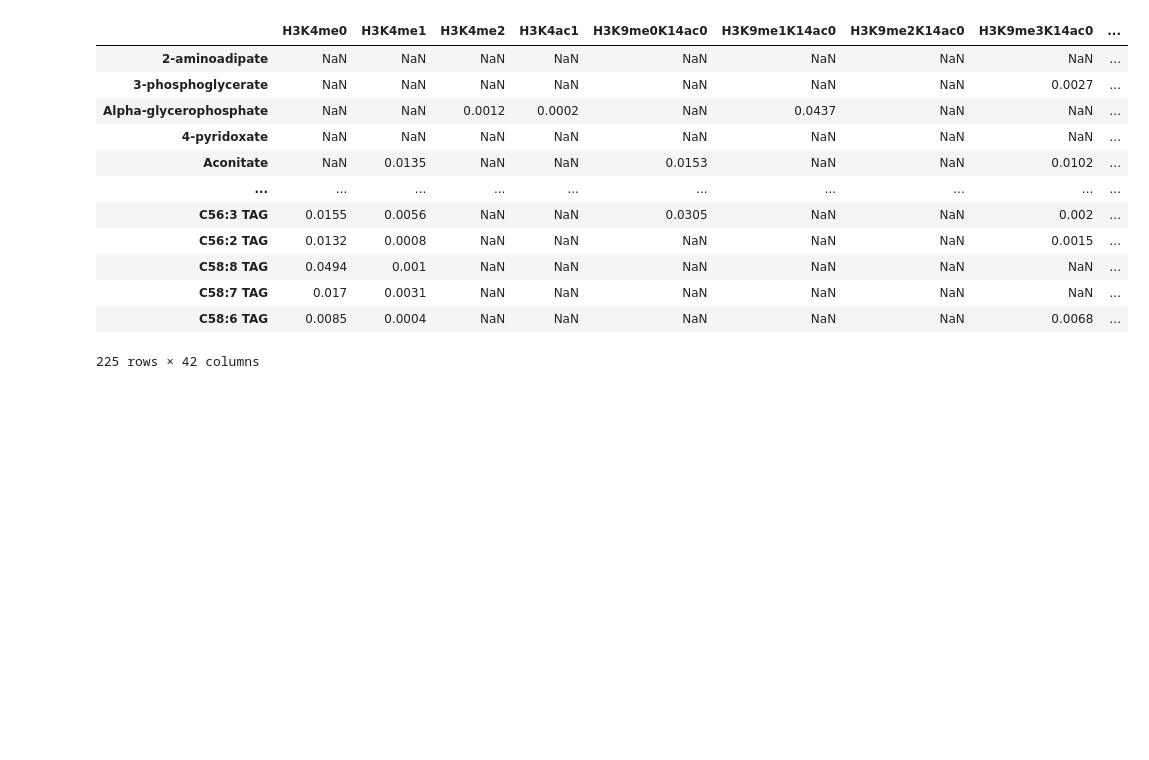
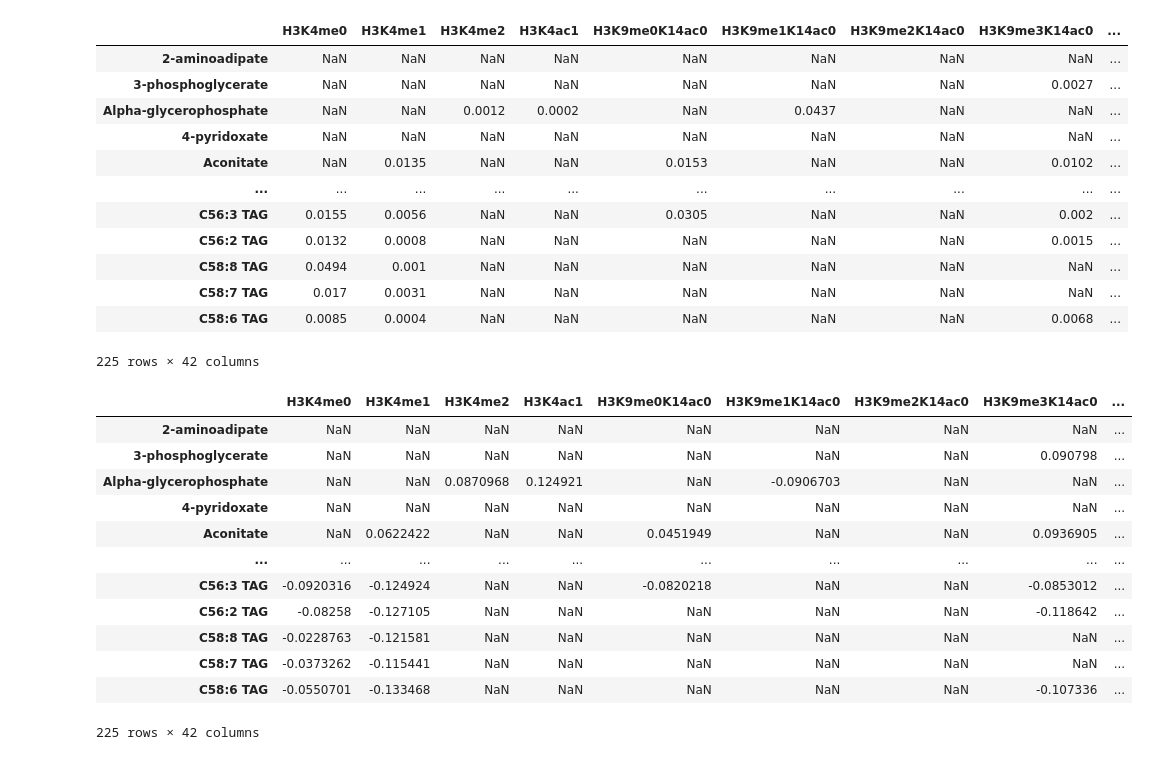
Before and after one commit to sriram-lab/egem, a Jupyter notebook: src/python/EDA/MET2GCP_CORR.ipynb, the cells around one changed output. Drawn from its saved outputs; the diff is of its cells as text; code cells hidden in the pictures; blank space fills up the shorter version.

Commit message:
add new function generate_corrtable that return correlations with p-values <=0.05

```diff
--- a/src/python/EDA/MET2GCP_CORR.ipynb
+++ b/src/python/EDA/MET2GCP_CORR.ipynb
@@ -186,3 +186,50 @@ calculate_pvalues(merge_tb,metabolites,histone_markers)
 | C58:7 TAG | 0.017 | 0.0031 | NaN | NaN | NaN | NaN | NaN | NaN | ... |
 | C58:6 TAG | 0.0085 | 0.0004 | NaN | NaN | NaN | NaN | NaN | 0.0068 | ... |
 225 rows × 42 columns
+# %%
+def generate_corrtable(df,mt,hm,corr):
+    """
+    :param df: A pandas dataframe containing the merged table of "CCLE metabolomics dataset" and "GCP_proteomics_remapped". Rows correspond to X, Columns correspond to Y.
+    :param mt: A pandas dataframe containing just the metabolites portion of the merged table.
+    :param hm: A pandas dataframe containing just the histone markers portion of the mergerd table.
+    :param corr: A pandas dataframe containing previous generated correlation value between metabolites and histone markers.
+    :return new_corr: A pandas dataframe containg correlation that has p-values <= 0.05
+
+    """
+    df = df.dropna()._get_numeric_data()
+    dfcols = pd.DataFrame(columns=df.columns)
+    pvalues = dfcols.transpose().join(dfcols, how='outer')
+    df_mt = mt.dropna()._get_numeric_data()
+    df_hm = hm.dropna()._get_numeric_data()
+    df_mtcols = pd.DataFrame(columns=df_mt.columns)
+    df_hmcols = pd.DataFrame(columns=df_hm.columns)
+    newpvalues = df_mtcols.transpose().join(df_hmcols, how='outer')
+    new_corr = df_mtcols.transpose().join(df_hmcols, how='outer')
+    for r in (df.columns):
+        for c in (df.columns):
+            pvalues[r][c] = round(pearsonr(df[r], df[c])[1],4)
+    for r in (df_mt.columns):
+        for c in (df_hm.columns):
+            if pvalues[r][c] <= 0.05:
+                newpvalues[c][r] = pvalues[r][c]
+    for r in (df_mt.columns):
+        for c in (df_hm.columns):
+            if np.isnan(newpvalues[c][r]) == False:
+                new_corr[c][r] = corr[c][r]
+    return new_corr
+    new_corr.to_csv('new_corr.csv')
+generate_corrtable(merge_tb,metabolites, histone_markers, corr)
+# %% [output]
+|  | H3K4me0 | H3K4me1 | H3K4me2 | H3K4ac1 | H3K9me0K14ac0 | H3K9me1K14ac0 | H3K9me2K14ac0 | H3K9me3K14ac0 | ... |
+| 2-aminoadipate | NaN | NaN | NaN | NaN | NaN | NaN | NaN | NaN | ... |
+| 3-phosphoglycerate | NaN | NaN | NaN | NaN | NaN | NaN | NaN | 0.090798 | ... |
+| Alpha-glycerophosphate | NaN | NaN | 0.0870968 | 0.124921 | NaN | -0.0906703 | NaN | NaN | ... |
+| 4-pyridoxate | NaN | NaN | NaN | NaN | NaN | NaN | NaN | NaN | ... |
+| Aconitate | NaN | 0.0622422 | NaN | NaN | 0.0451949 | NaN | NaN | 0.0936905 | ... |
+| ... | ... | ... | ... | ... | ... | ... | ... | ... | ... |
+| C56:3 TAG | -0.0920316 | -0.124924 | NaN | NaN | -0.0820218 | NaN | NaN | -0.0853012 | ... |
+| C56:2 TAG | -0.08258 | -0.127105 | NaN | NaN | NaN | NaN | NaN | -0.118642 | ... |
+| C58:8 TAG | -0.0228763 | -0.121581 | NaN | NaN | NaN | NaN | NaN | NaN | ... |
+| C58:7 TAG | -0.0373262 | -0.115441 | NaN | NaN | NaN | NaN | NaN | NaN | ... |
+| C58:6 TAG | -0.0550701 | -0.133468 | NaN | NaN | NaN | NaN | NaN | -0.107336 | ... |
+225 rows × 42 columns
```
